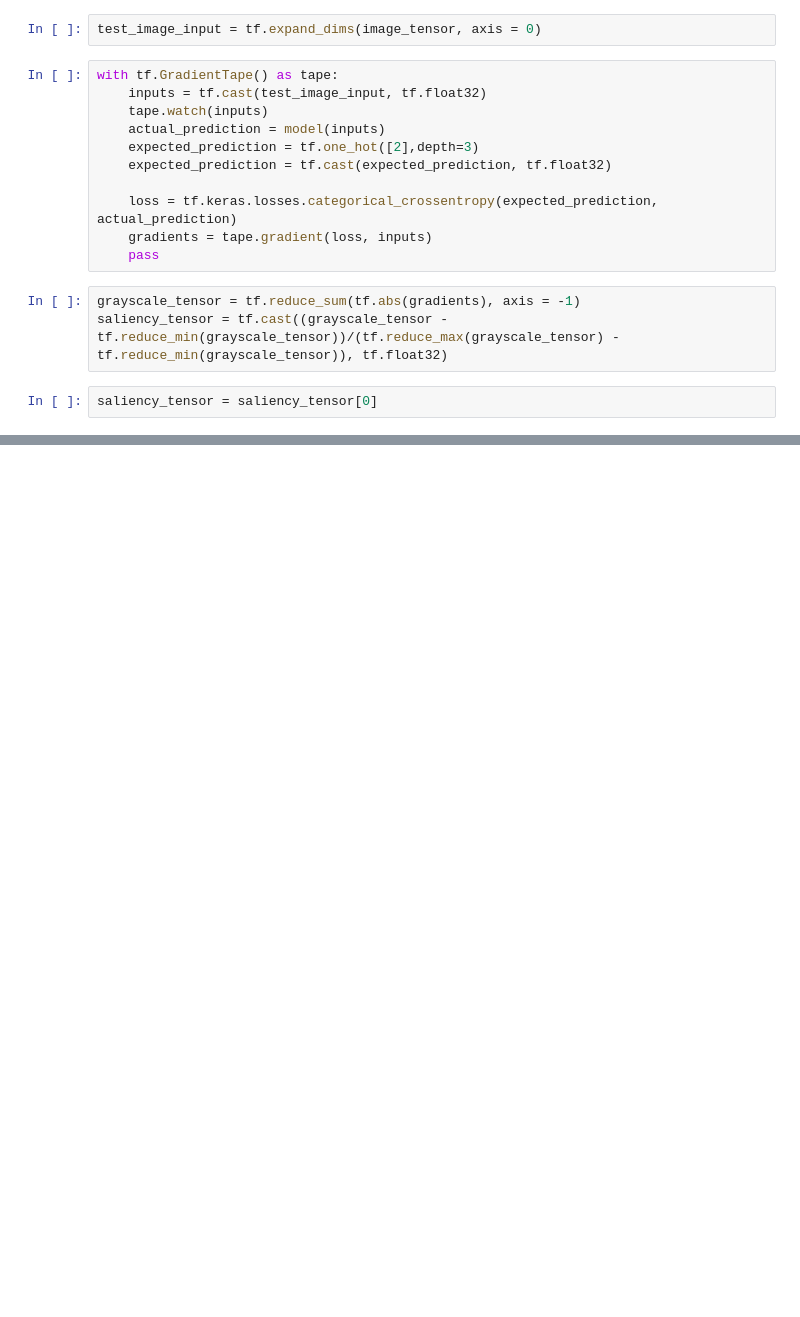
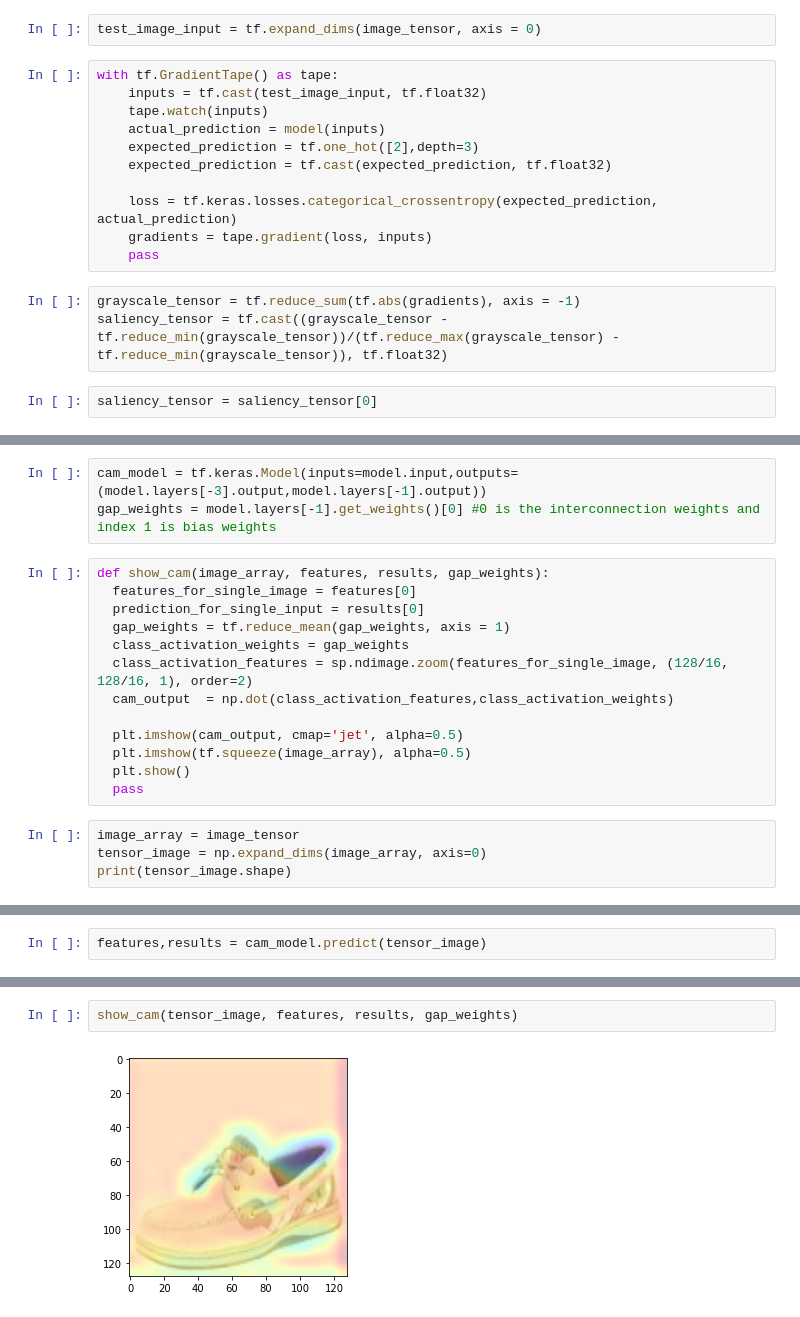
Before and after one commit to Allan2Fernandes/CAMVisualizer, a Jupyter notebook: CAM Visualizer shoe classifier.ipynb, the cells around one changed output, grey strips where cells are left out. Cells and saved outputs as stored; diff of their text form; blank space fills up the shorter version.

```diff
--- a/CAM Visualizer shoe classifier.ipynb
+++ b/CAM Visualizer shoe classifier.ipynb
@@ -114,0 +141,20 @@ plt.show()
+# %%
+cam_model = tf.keras.Model(inputs=model.input,outputs=(model.layers[-3].output,model.layers[-1].output))
+gap_weights = model.layers[-1].get_weights()[0] #0 is the interconnection weights and index 1 is bias weights
+# %%
+def show_cam(image_array, features, results, gap_weights):
+  features_for_single_image = features[0]
+  prediction_for_single_input = results[0]
+  gap_weights = tf.reduce_mean(gap_weights, axis = 1)
+  class_activation_weights = gap_weights
+  class_activation_features = sp.ndimage.zoom(features_for_single_image, (128/16, 128/16, 1), order=2)
+  cam_output  = np.dot(class_activation_features,class_activation_weights)
+
+  plt.imshow(cam_output, cmap='jet', alpha=0.5)
+  plt.imshow(tf.squeeze(image_array), alpha=0.5)
+  plt.show()
+  pass
+# %%
+image_array = image_tensor
+tensor_image = np.expand_dims(image_array, axis=0)
+print(tensor_image.shape)
@@ -114,0 +163,2 @@ plt.show()
+# %%
+features,results = cam_model.predict(tensor_image)
@@ -114,0 +167,4 @@ plt.show()
+# %%
+show_cam(tensor_image, features, results, gap_weights)
+# %% [output]
+[figure, added]
```
Also changed, not shown: parts of 9 cells of this notebook.
